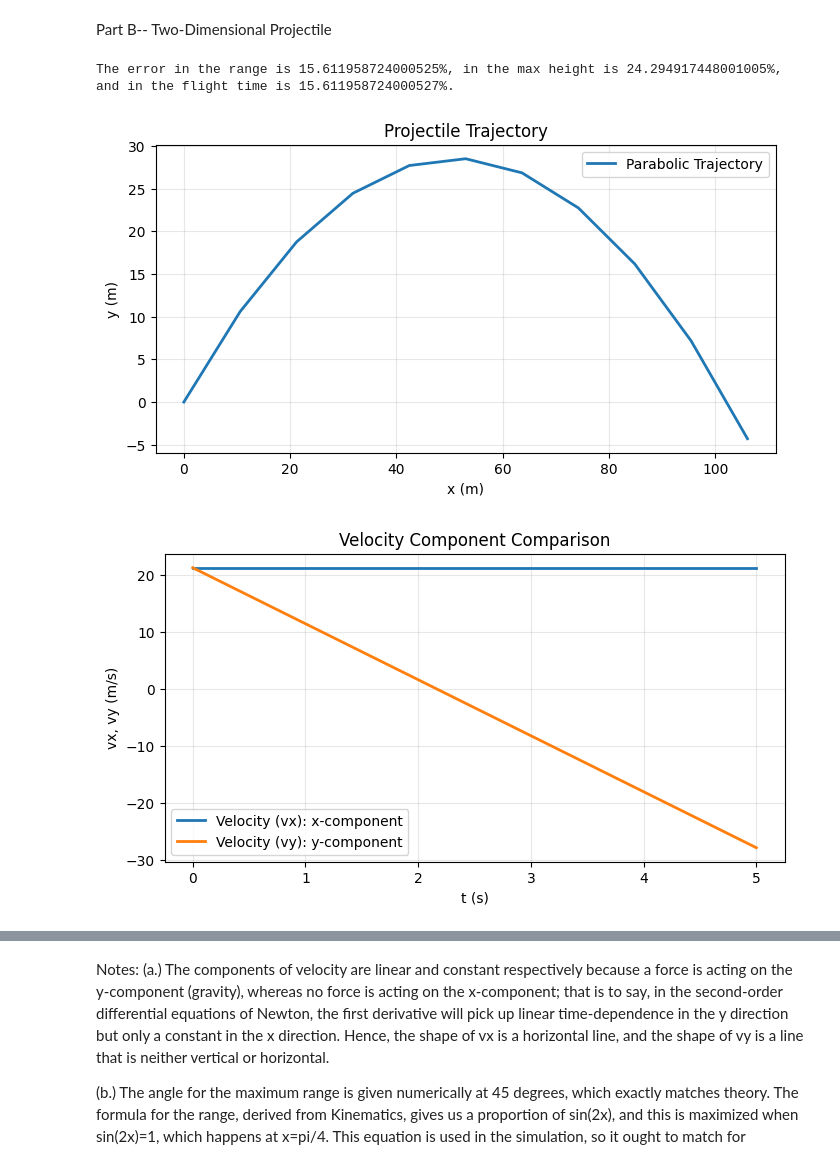
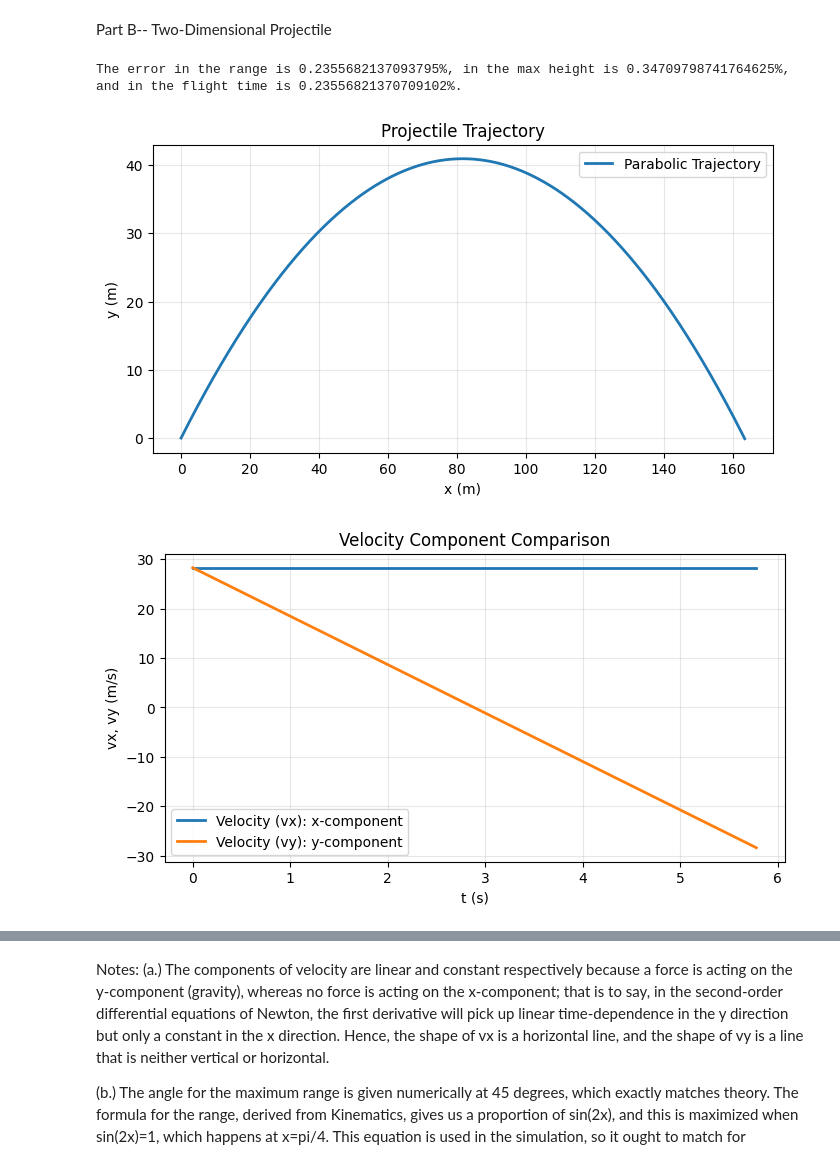
Before and after one commit to barnol-lee/phys311, a Jupyter notebook: Labs/Lab01/lab01_projectile.ipynb, the cells around one changed output, grey strips where cells are left out. Saved outputs shown, nothing was run; the diff lists cells and outputs as text; code cells hidden in the pictures.

```diff
--- a/Labs/Lab01/lab01_projectile.ipynb
+++ b/Labs/Lab01/lab01_projectile.ipynb
@@ -49,8 +49,8 @@ Part B-- Two-Dimensional Projectile
 import numpy as np
 import matplotlib.pyplot as plt
 
-time_step=0.5
-initial_velocity=30
+time_step=0.01
+initial_velocity=40
 initial_angle=45
 
 def simulate_projectile_2d(v0,theta_deg,dt,g=9.81):
@@ -102,36 +102,36 @@ plt.title('Projectile Trajectory')
 plt.grid(True, alpha=0.3)
 plt.legend()
 plt.show()
 
 plt.figure(figsize=(8, 4))
 plt.plot(t, vx, linewidth=2, label='Velocity (vx): x-component')
 plt.plot(t, vy, linewidth=2, label='Velocity (vy): y-component')
 plt.xlabel('t (s)')
 plt.ylabel('vx, vy (m/s)')
 plt.title('Velocity Component Comparison')
 plt.grid(True, alpha=0.3)
 plt.legend()
 plt.show()
 
 
 theta=np.arange(10,80,5)
 def range(v0,theta_deg=theta):
     rng=((v0)**2)*(np.sin(2*(theta_deg*np.pi/180)))/9.81
     return rng
 r=range(30)
 
 plt.figure(figsize=(8, 4))
 plt.plot(theta,r, linewidth=2, label='Range vs Angle')
 plt.xlabel('angle (degrees)')
 plt.ylabel('range (m)')
 plt.title('Range vs Angle')
 plt.grid(True, alpha=0.3)
 plt.legend()
 plt.show()
 # %% [output]
-The error in the range is 15.611958724000525%, in the max height is 24.294917448001005%, and in the flight time is 15.611958724000527%.
+The error in the range is 0.2355682137093795%, in the max height is 0.34709798741764625%, and in the flight time is 0.23556821370709102%.
-[figure, old version]
+[figure, new version]
-[figure, old version]
+[figure, new version]
 [figure]
 # %% [markdown]
 Notes:
```
Also changed, not shown: parts of 4 cells of this notebook.
